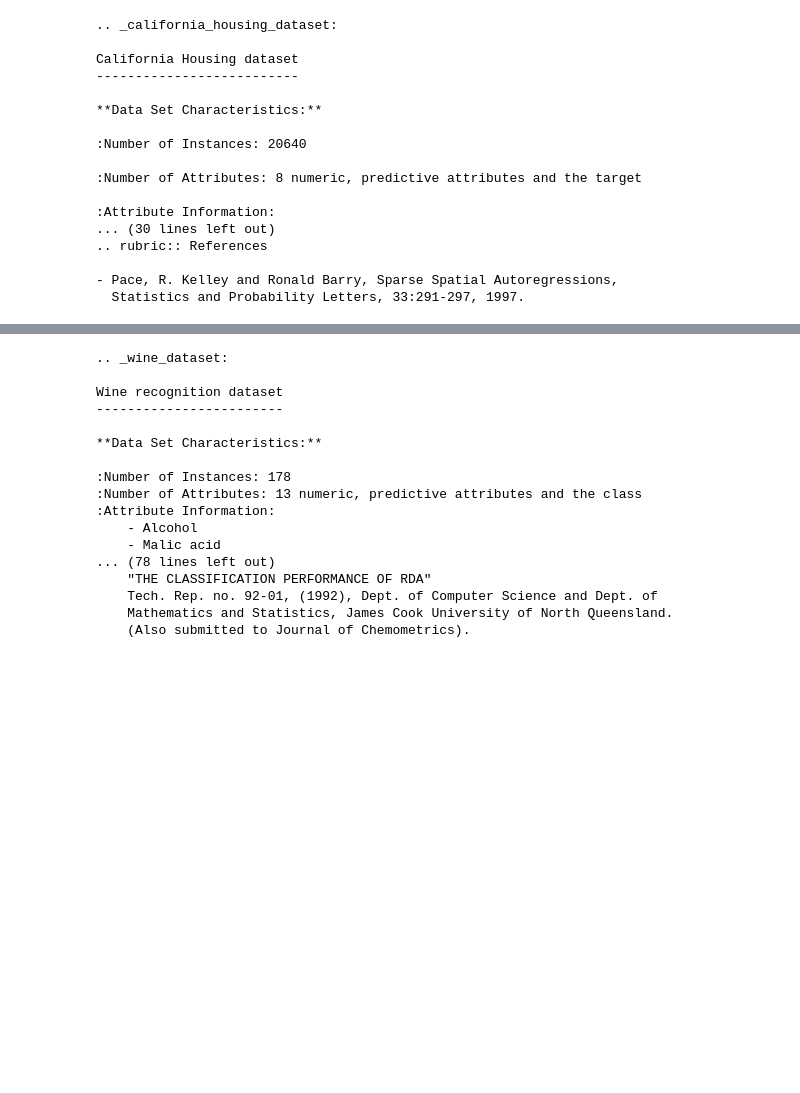
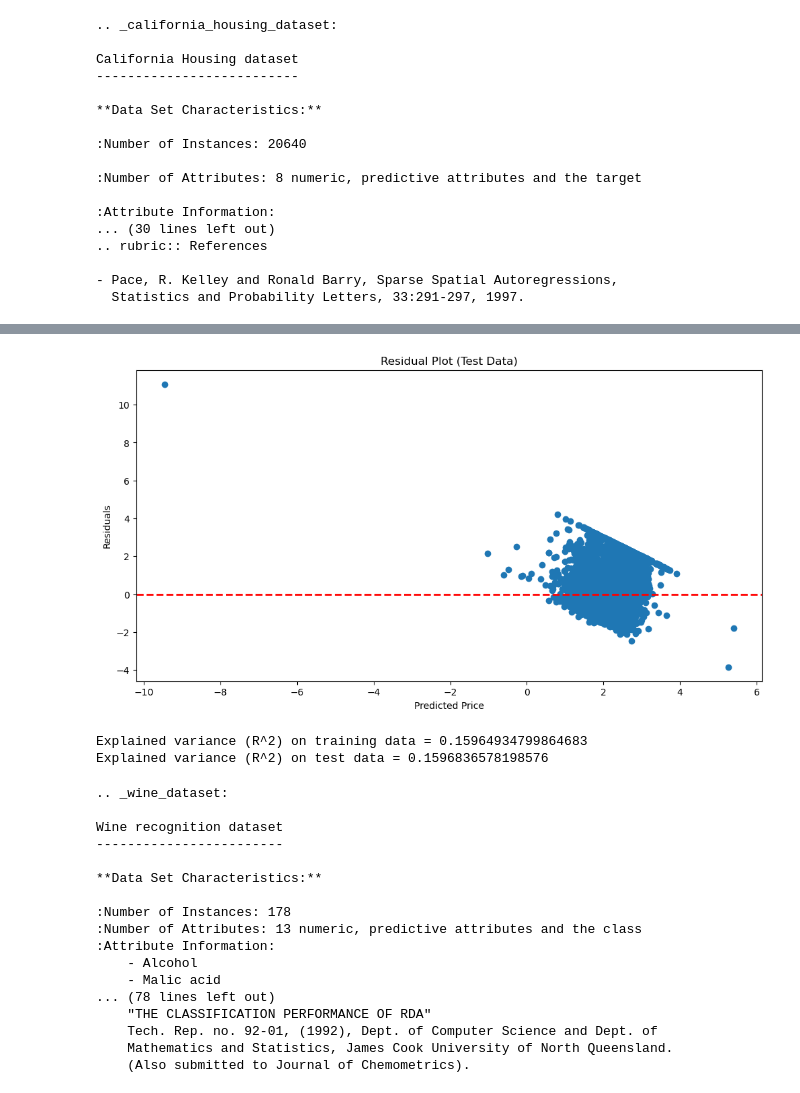
Before and after one commit to EvanAngQiXuan/IntroToMLAsg1, a Jupyter notebook: asg1_p1.ipynb, the cells around one changed output, grey strips where cells are left out. Drawn from its saved outputs; the diff is of its cells as text; code cells hidden in the pictures; blank space fills up the shorter version.

```diff
--- a/asg1_p1.ipynb
+++ b/asg1_p1.ipynb
@@ -95,3 +137,24 @@ KeyError: "None of [Index(['HouseAge', 'AveRooms', 'AveBedrms', 'Population'], d
+# %%
+residuals = y_test - y_test_predict
+
+plt.figure(figsize = (12, 6))
+plt.scatter(y_test_predict, residuals)
+plt.axhline(y = 0, color = 'r', linestyle = '--', linewidth = 2)
+plt.xlabel('Predicted Price')
+plt.ylabel('Residuals')
+plt.title('Residual Plot (Test Data)')
+plt.show()
+# %% [output]
+[figure, added]
+# %%
+R2_x_train = linreg.score(x_train, y_train)
+print("Explained variance (R^2) on training data =", R2_x_train)
+
+R2_x_test = linreg.score(x_test, y_test)
+print("Explained variance (R^2) on test data =", R2_x_test)
+# %% [output]
+Explained variance (R^2) on training data = 0.15964934799864683
+Explained variance (R^2) on test data = 0.1596836578198576
 # %%
 import pandas as pd
 import numpy as np
```
Also changed, not shown: parts of 5 cells of this notebook.
